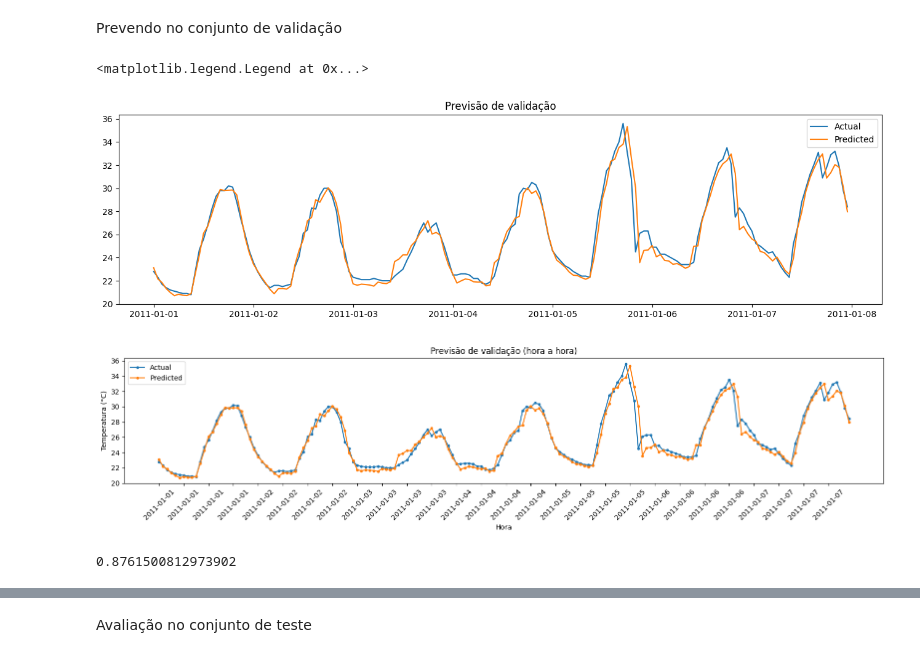
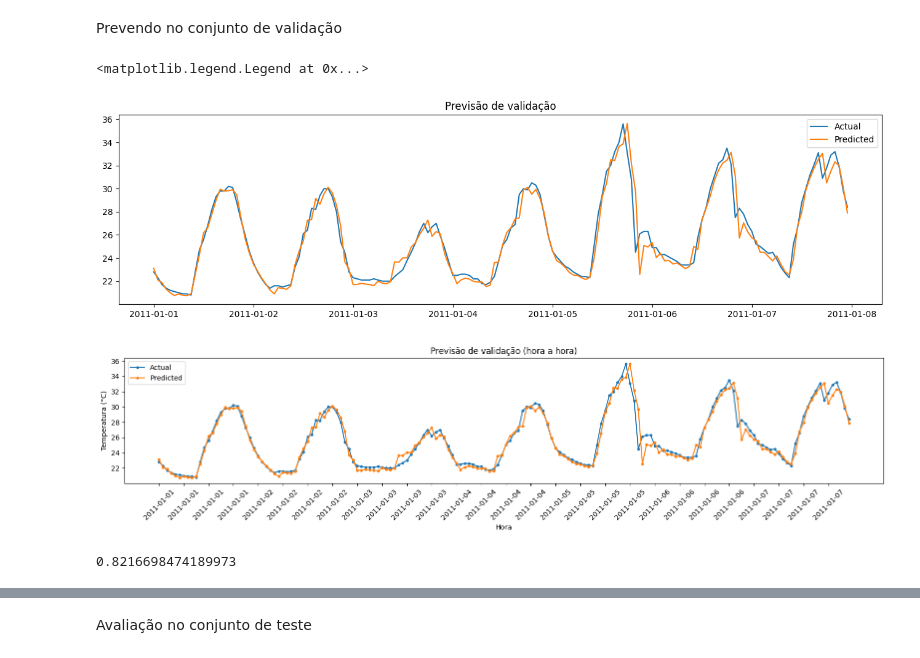
Before and after one commit to luis-erf/Trabalho-de-Aprendizado-de-Maquina-e-Ciencia-de-Dados, a Jupyter notebook: SARIMAX/SARIMAX_com_lag.ipynb, the cells around one changed output, grey strips where cells are left out. Cells and saved outputs as stored; diff of their text form; code cells hidden in the pictures.

```diff
--- a/SARIMAX/SARIMAX_com_lag.ipynb
+++ b/SARIMAX/SARIMAX_com_lag.ipynb
@@ -46,6 +38,7 @@ fourier_cols = [c for c in df.columns if c.startswith('fourier_')]
 df['lag_1'] = df['TEMPERATURA MÁXIMA NA HORA ANT. (AUT) (°C)'].shift(1)
 df['lag_2'] = df['TEMPERATURA MÁXIMA NA HORA ANT. (AUT) (°C)'].shift(2)
 df['lag_3'] = df['TEMPERATURA MÁXIMA NA HORA ANT. (AUT) (°C)'].shift(3)
+df.dropna(inplace=True)
 
 feature_cols = ['hora', 'mes', 'lag_1', 'lag_2', 'lag_3', 'TEMPERATURA MÁXIMA NA HORA ANT. (AUT) (°C)'] + fourier_cols
 # --- Criar conjuntos de treino / validação / teste (por períodos) ---
@@ -88,11 +81,3 @@ memory usage: 821.2 KB
 # Modelagem
 # %% [markdown]
 Para modelagem iremos usar o modelo SARIMAX, pois iremos usar variáveis exógenas para poder auxiliar o modelo, que serão os lags 1, 2, 3, que correspondem aos valores da variável que estamos buscando a 1, 2, 3 observações anteriores
-# %%
-#geração dos lags para o modelo
-df_train['lag_1'] = df_train['TEMPERATURA MÁXIMA NA HORA ANT. (AUT) (°C)'].shift(1)
-df_train['lag_2'] = df_train['TEMPERATURA MÁXIMA NA HORA ANT. (AUT) (°C)'].shift(2)
-df_train['lag_3'] = df_train['TEMPERATURA MÁXIMA NA HORA ANT. (AUT) (°C)'].shift(3)
-#dropamos os primeiros 3 valores do dataframe para retirar os valores faltantes dos lags
-df_train = df_train.iloc[3:]
-df_train.head()
@@ -150,7 +127,7 @@ print(results[0])
 # %%
 exog_temp = df_train.drop(columns=['TEMPERATURA MÁXIMA NA HORA ANT. (AUT) (°C)', 'lag_1', 'lag_2', 'lag_3'])
 # for lag in lags:
-model = ARIMA(df_train['TEMPERATURA MÁXIMA NA HORA ANT. (AUT) (°C)'], order=(1, 0, 1), seasonal_order=(1, 1, 1, 24), exog = df_train['lag_1'], enforce_invertibility=False, enforce_stationarity=False)
+model = ARIMA(df_train['TEMPERATURA MÁXIMA NA HORA ANT. (AUT) (°C)'], order=(1, 0, 1), seasonal_order=(1, 1, 1, 24), exog = df_train[['lag_1', 'lag_2']], enforce_invertibility=False, enforce_stationarity=False)
 model_fit = model.fit()
 previsao_treino = model_fit.predict(start=0, end=len(df_train)-1)
 plt.figure(figsize=(16,4))
@@ -177,15 +154,15 @@ df_val.head()
 # %% [markdown]
 Prevendo no conjunto de validação
 # %%
-previsao_val = model_fit.predict(start=len(df_train), end=(len(df_train) + len(df_val))-1, exog=df_val['lag_1'])
+previsao_val = model_fit.predict(start=len(df_train), end=(len(df_train) + len(df_val))-1, exog=df_val[['lag_1', 'lag_2']])
 plt.figure(figsize=(16,4))
 plt.plot(df_val['TEMPERATURA MÁXIMA NA HORA ANT. (AUT) (°C)'].iloc[:168], label="Actual")
 plt.plot(previsao_val.iloc[:168], label="Predicted")
 plt.title(f"Previsão de validação")
 plt.legend()
 # %% [output]
 <matplotlib.legend.Legend at 0x...>
-[figure, old version]
+[figure, new version]
 # %%
 n = 168
 
@@ -218,12 +195,12 @@ plt.xticks(df_val.index[:n:6], rotation=45)
 plt.tight_layout()
 plt.show()
 # %% [output]
-[figure, old version]
+[figure, new version]
 # %%
 from sklearn.metrics import mean_squared_error
 print(np.sqrt(mean_squared_error(df_val['TEMPERATURA MÁXIMA NA HORA ANT. (AUT) (°C)'], previsao_val)))
 # %% [output]
-0.8761500812973902
+0.8216698474189973
 # %%
 model_fit.summary()
 # %% [output]
```
Also changed, not shown: parts of 9 cells of this notebook.
